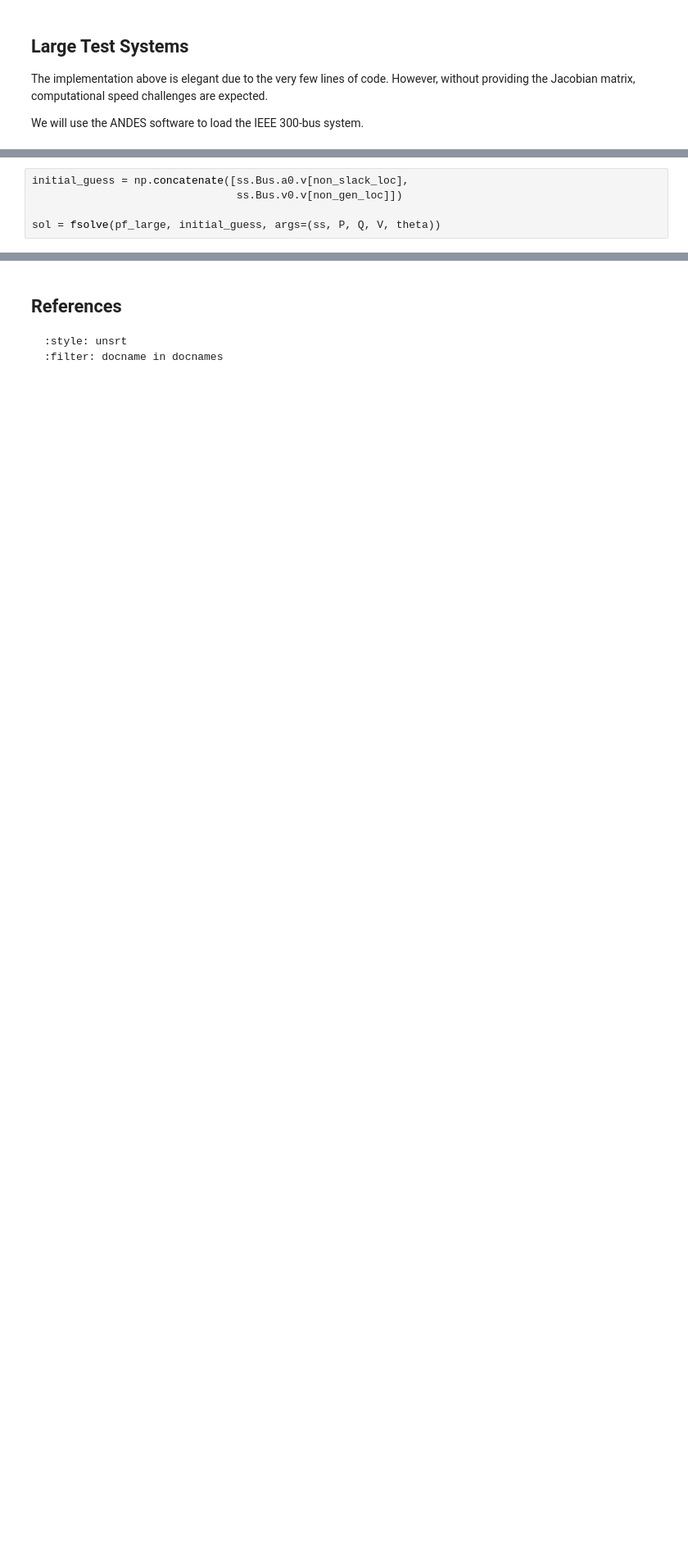
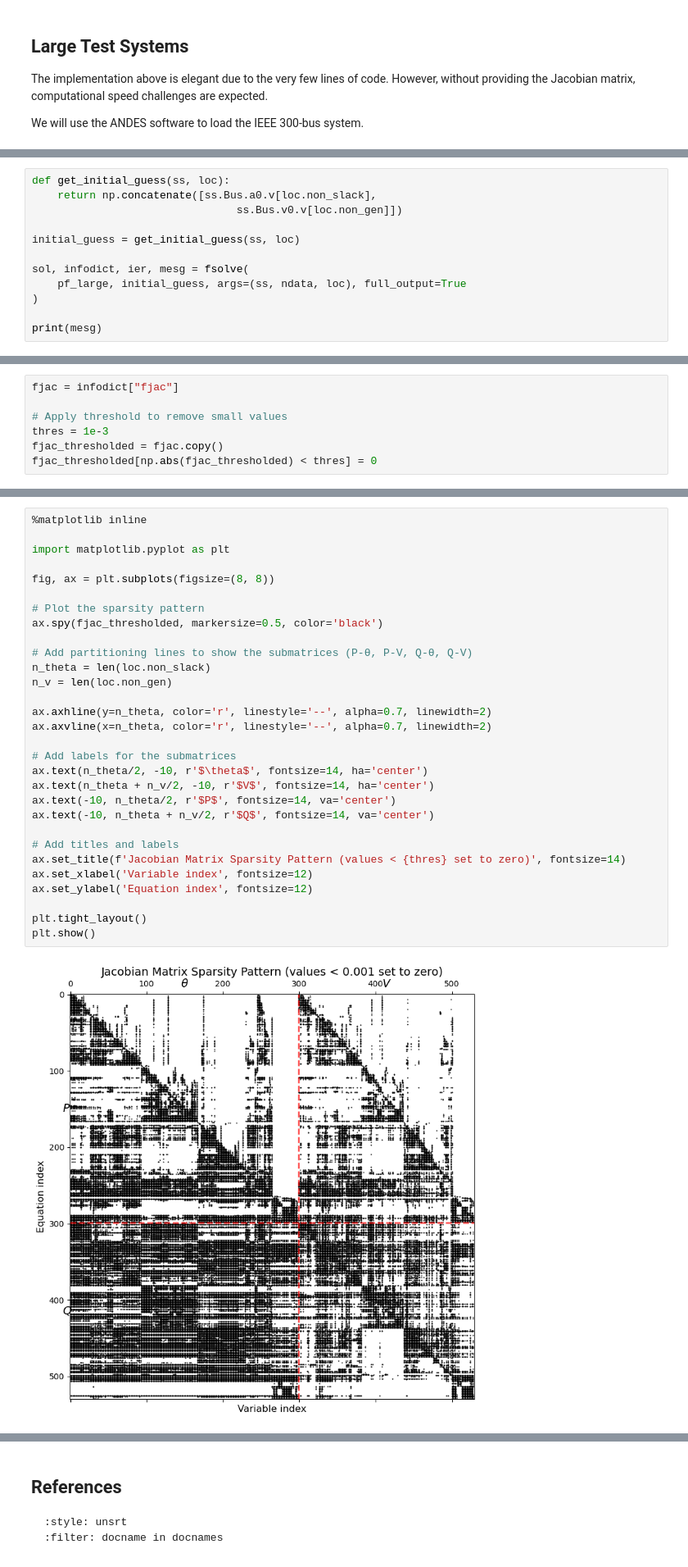
Before and after one commit to PowerCyberTraining/powercybertraining.github.io, a Jupyter notebook: pct/modules/04/power-flow.ipynb, the cells around one changed output, grey strips where cells are left out. Shown at 82% size. Saved outputs shown, nothing was run; the diff lists cells and outputs as text; blank space fills up the shorter version.

```diff
--- a/pct/modules/04/power-flow.ipynb
+++ b/pct/modules/04/power-flow.ipynb
@@ -321,6 +403,13 @@ def pf_large(x, ss, P, Q, V, theta):
 # %%
-initial_guess = np.concatenate([ss.Bus.a0.v[non_slack_loc],
-                                ss.Bus.v0.v[non_gen_loc]])
+def get_initial_guess(ss, loc):
+    return np.concatenate([ss.Bus.a0.v[loc.non_slack],
+                                ss.Bus.v0.v[loc.non_gen]])
 
-sol = fsolve(pf_large, initial_guess, args=(ss, P, Q, V, theta))
+initial_guess = get_initial_guess(ss, loc)
+
+sol, infodict, ier, mesg = fsolve(
+    pf_large, initial_guess, args=(ss, ndata, loc), full_output=True
+)
+
+print(mesg)
 # %% [output]
@@ -362,0 +488,7 @@ print(Ycsc)
+# %%
+fjac = infodict["fjac"]
+
+# Apply threshold to remove small values
+thres = 1e-3
+fjac_thresholded = fjac.copy()
+fjac_thresholded[np.abs(fjac_thresholded) < thres] = 0
@@ -362,0 +503,32 @@ print(Ycsc)
+# %%
+%matplotlib inline
+
+import matplotlib.pyplot as plt
+
+fig, ax = plt.subplots(figsize=(8, 8))
+
+# Plot the sparsity pattern
+ax.spy(fjac_thresholded, markersize=0.5, color='black')
+
+# Add partitioning lines to show the submatrices (P-θ, P-V, Q-θ, Q-V)
+n_theta = len(loc.non_slack)
+n_v = len(loc.non_gen)
+
+ax.axhline(y=n_theta, color='r', linestyle='--', alpha=0.7, linewidth=2)
+ax.axvline(x=n_theta, color='r', linestyle='--', alpha=0.7, linewidth=2)
+
+# Add labels for the submatrices
+ax.text(n_theta/2, -10, r'$\theta$', fontsize=14, ha='center')
+ax.text(n_theta + n_v/2, -10, r'$V$', fontsize=14, ha='center')
+ax.text(-10, n_theta/2, r'$P$', fontsize=14, va='center')
+ax.text(-10, n_theta + n_v/2, r'$Q$', fontsize=14, va='center')
+
+# Add titles and labels
+ax.set_title(f'Jacobian Matrix Sparsity Pattern (values < {thres} set to zero)', fontsize=14)
+ax.set_xlabel('Variable index', fontsize=12)
+ax.set_ylabel('Equation index', fontsize=12)
+
+plt.tight_layout()
+plt.show()
+# %% [output]
+[figure, added]
```
Also changed, not shown: parts of 41 cells of this notebook, 2 other files.
